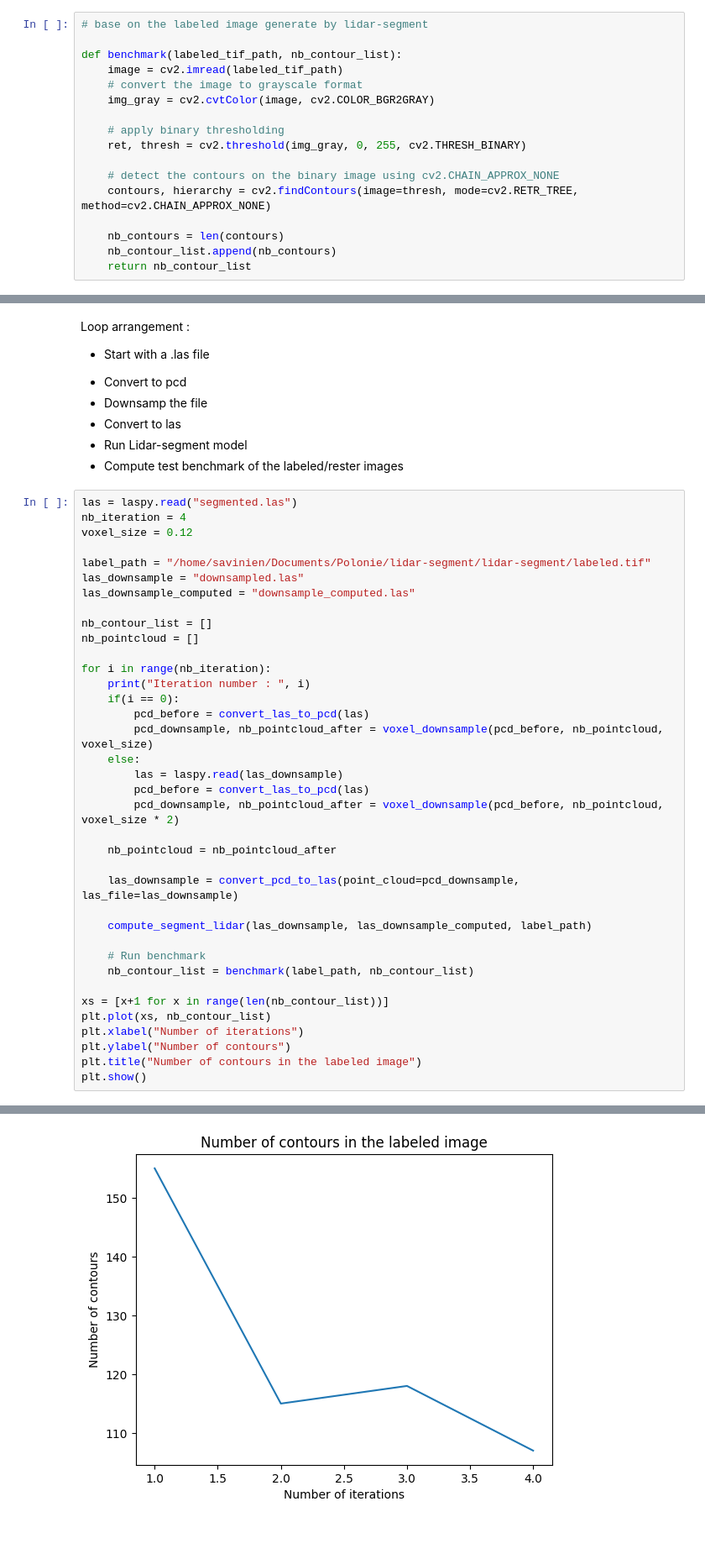
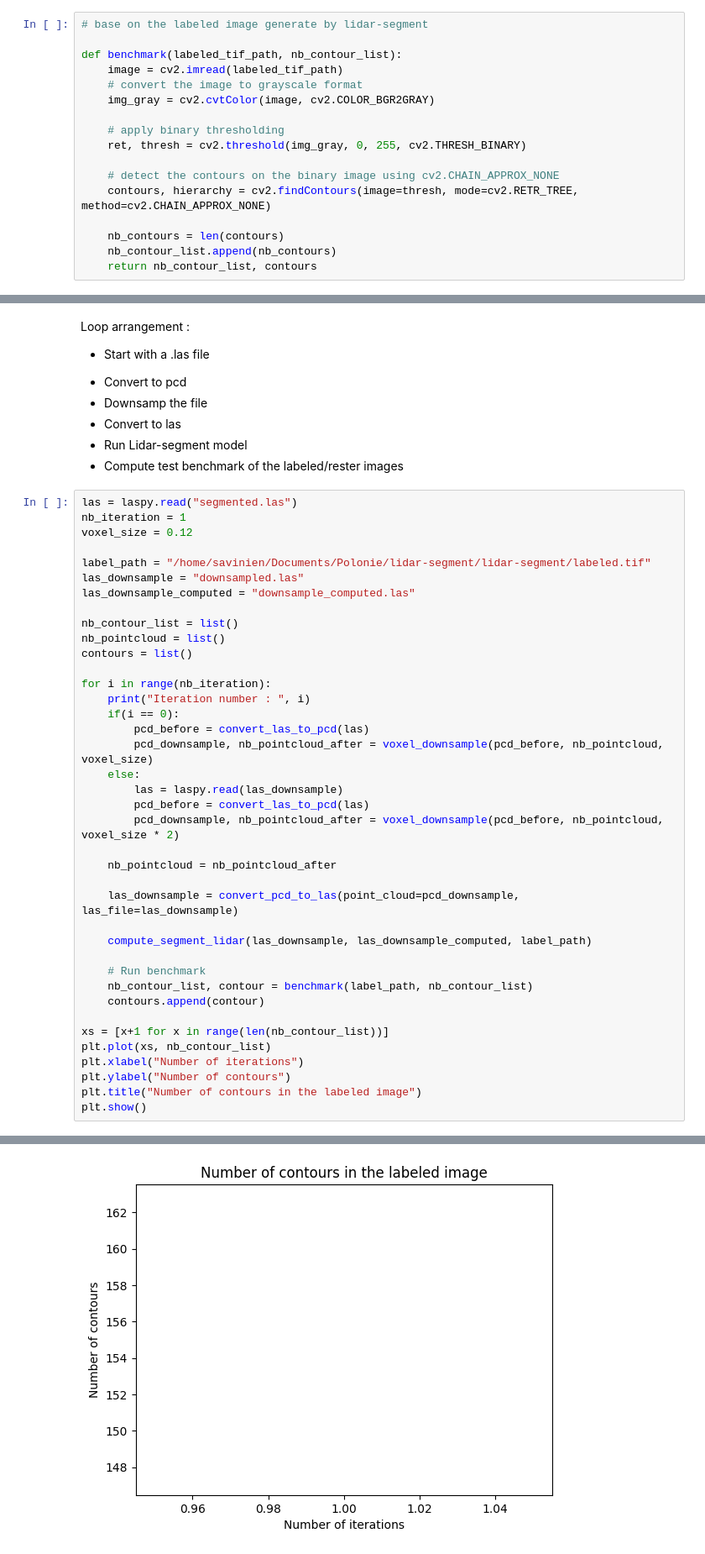
Before and after one commit to LRMPUT/internship_enssat_put, a Jupyter notebook: lidar-segment/lidar-segment/main.ipynb, the cells around one changed output, grey strips where cells are left out. Shown at 84% size. Cells and saved outputs as stored; diff of their text form.

Commit message:
segment cv2 by contour

```diff
--- a/lidar-segment/lidar-segment/main.ipynb
+++ b/lidar-segment/lidar-segment/main.ipynb
@@ -110,7 +106,7 @@ def benchmark(labeled_tif_path, nb_contour_list):
 
     nb_contours = len(contours)
     nb_contour_list.append(nb_contours)
-    return nb_contour_list
+    return nb_contour_list, contours
 # %% [markdown]
 # Main loop
 # %% [markdown]
@@ -126,15 +122,16 @@ Loop arrangement :
 </ul>
 # %%
 las = laspy.read("segmented.las")
-nb_iteration = 4
+nb_iteration = 1
 voxel_size = 0.12
 
 label_path = "/home/savinien/Documents/Polonie/lidar-segment/lidar-segment/labeled.tif"
 las_downsample = "downsampled.las"
 las_downsample_computed = "downsample_computed.las"
 
-nb_contour_list = []
-nb_pointcloud = []
+nb_contour_list = list()
+nb_pointcloud = list()
+contours = list()
 
 for i in range(nb_iteration):
     print("Iteration number : ", i)
@@ -153,7 +150,8 @@ for i in range(nb_iteration):
     compute_segment_lidar(las_downsample, las_downsample_computed, label_path)
 
     # Run benchmark
-    nb_contour_list = benchmark(label_path, nb_contour_list)
+    nb_contour_list, contour = benchmark(label_path, nb_contour_list)
+    contours.append(contour)
 
 xs = [x+1 for x in range(len(nb_contour_list))]
 plt.plot(xs, nb_contour_list)
@@ -182 +181 @@ Writing is completed in 1.19 seconds.
-[figure, old version]
+[figure, new version]
```
Also changed, not shown: parts of 4 cells of this notebook, 2 other files.
